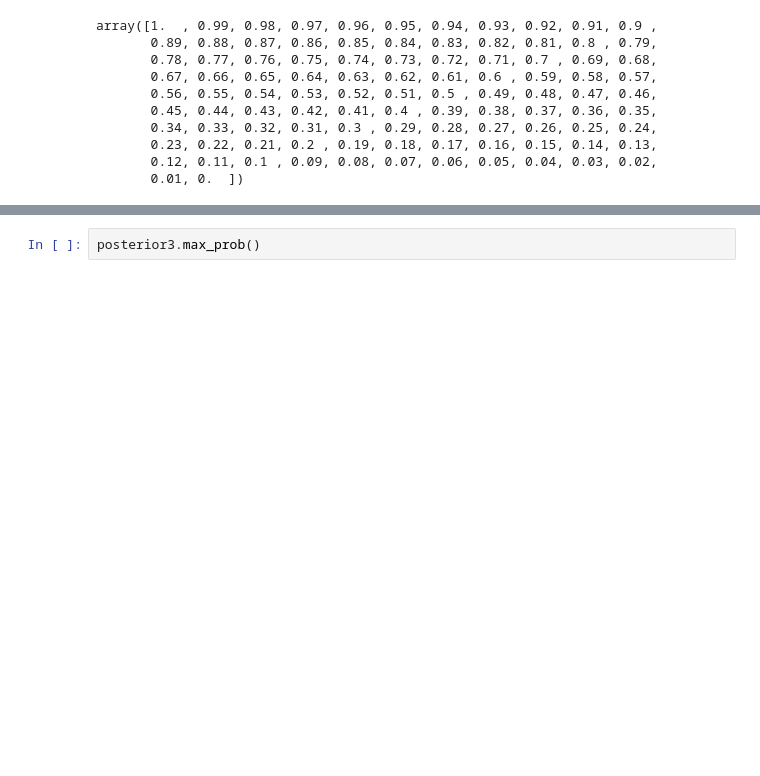
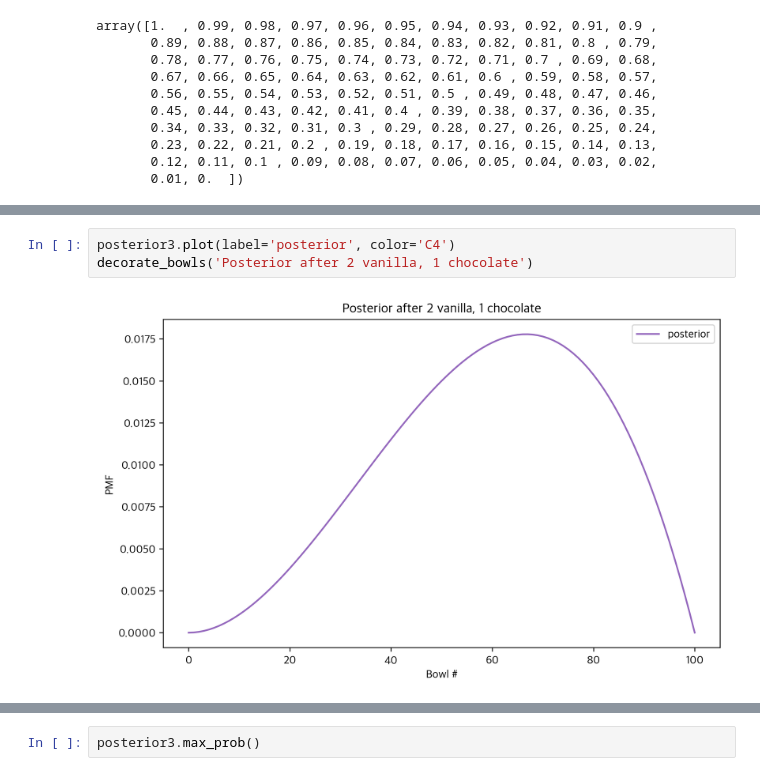
Before and after one commit to birdblues/think-bayes, a Jupyter notebook: ch3.ipynb, the cells around one changed output, grey strips where cells are left out. Cells and saved outputs as stored; diff of their text form; blank space fills up the shorter version.

```diff
--- a/ch3.ipynb
+++ b/ch3.ipynb
@@ -260,0 +400,5 @@ plt.plot(posterior3)
+# %%
+posterior3.plot(label='posterior', color='C4')
+decorate_bowls('Posterior after 2 vanilla, 1 chocolate')
+# %% [output]
+[figure, added]
```
Also changed, not shown: parts of 56 cells of this notebook, 6 other files.
